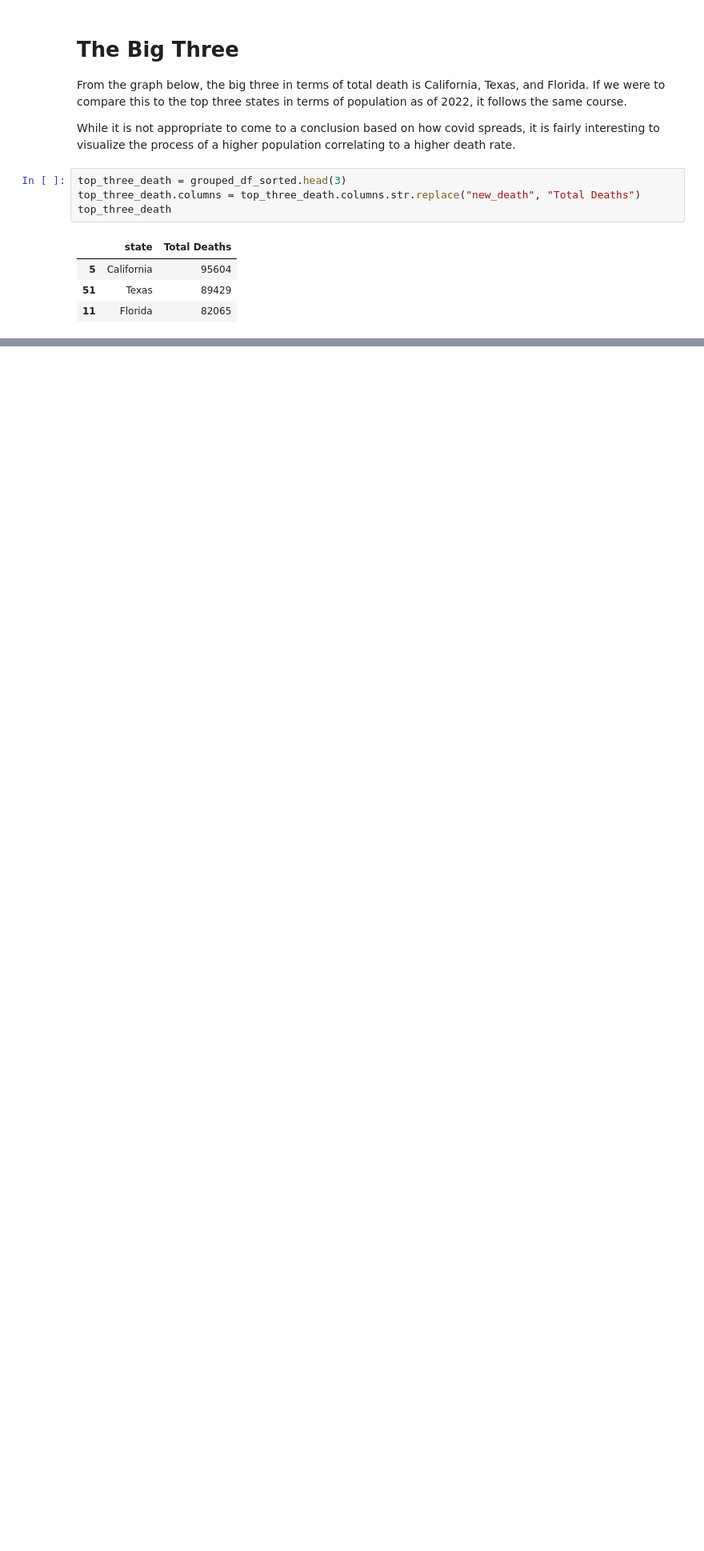
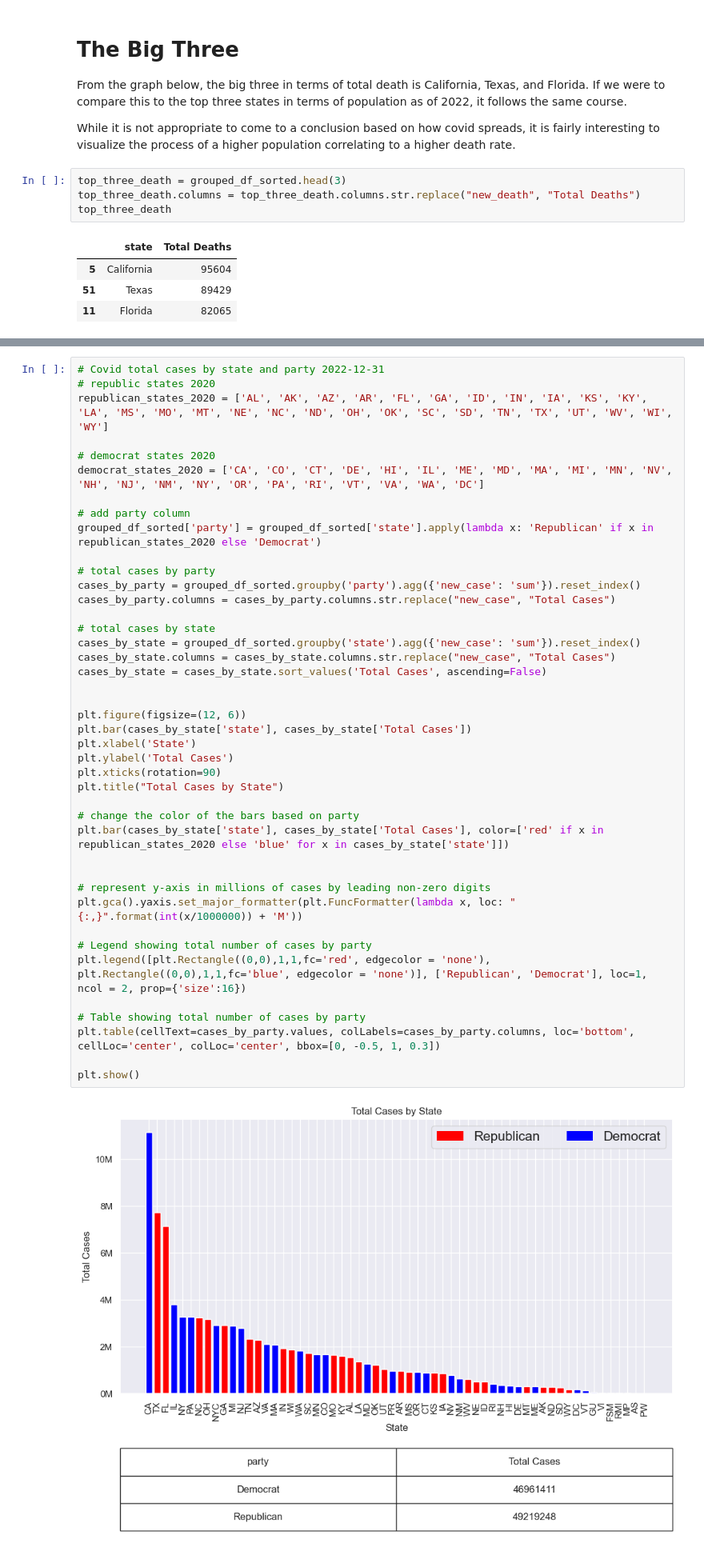
Before and after one commit to mikerasch/Covid19Analysis, a Jupyter notebook: Covid_Analysis.ipynb, the cells around one changed output, grey strips where cells are left out. Shown at 80% size. Drawn from its saved outputs; the diff is of its cells as text; blank space fills up the shorter version.

Commit message:
Added 'Total Cases by State & Party'

```diff
--- a/Covid_Analysis.ipynb
+++ b/Covid_Analysis.ipynb
@@ -138,0 +148,44 @@ top_three_death
+# %%
+# Covid total cases by state and party 2022-12-31
+# republic states 2020
+republican_states_2020 = ['AL', 'AK', 'AZ', 'AR', 'FL', 'GA', 'ID', 'IN', 'IA', 'KS', 'KY', 'LA', 'MS', 'MO', 'MT', 'NE', 'NC', 'ND', 'OH', 'OK', 'SC', 'SD', 'TN', 'TX', 'UT', 'WV', 'WI', 'WY']
+
+# democrat states 2020
+democrat_states_2020 = ['CA', 'CO', 'CT', 'DE', 'HI', 'IL', 'ME', 'MD', 'MA', 'MI', 'MN', 'NV', 'NH', 'NJ', 'NM', 'NY', 'OR', 'PA', 'RI', 'VT', 'VA', 'WA', 'DC']
+
+# add party column
+grouped_df_sorted['party'] = grouped_df_sorted['state'].apply(lambda x: 'Republican' if x in republican_states_2020 else 'Democrat')
+
+# total cases by party
+cases_by_party = grouped_df_sorted.groupby('party').agg({'new_case': 'sum'}).reset_index()
+cases_by_party.columns = cases_by_party.columns.str.replace("new_case", "Total Cases")
+
+# total cases by state
+cases_by_state = grouped_df_sorted.groupby('state').agg({'new_case': 'sum'}).reset_index()
+cases_by_state.columns = cases_by_state.columns.str.replace("new_case", "Total Cases")
+cases_by_state = cases_by_state.sort_values('Total Cases', ascending=False)
+
+
+plt.figure(figsize=(12, 6))
+plt.bar(cases_by_state['state'], cases_by_state['Total Cases'])
+plt.xlabel('State')
+plt.ylabel('Total Cases')
+plt.xticks(rotation=90)
+plt.title("Total Cases by State")
+
+# change the color of the bars based on party
+plt.bar(cases_by_state['state'], cases_by_state['Total Cases'], color=['red' if x in republican_states_2020 else 'blue' for x in cases_by_state['state']])
+
+
+# represent y-axis in millions of cases by leading non-zero digits
+plt.gca().yaxis.set_major_formatter(plt.FuncFormatter(lambda x, loc: "{:,}".format(int(x/1000000)) + 'M'))
+
+# Legend showing total number of cases by party
+plt.legend([plt.Rectangle((0,0),1,1,fc='red', edgecolor = 'none'), plt.Rectangle((0,0),1,1,fc='blue', edgecolor = 'none')], ['Republican', 'Democrat'], loc=1, ncol = 2, prop={'size':16})
+
+# Table showing total number of cases by party
+plt.table(cellText=cases_by_party.values, colLabels=cases_by_party.columns, loc='bottom', cellLoc='center', colLoc='center', bbox=[0, -0.5, 1, 0.3])
+
+plt.show()
+# %% [output]
+[figure, added]
```
Also changed, not shown: parts of 3 cells of this notebook.
